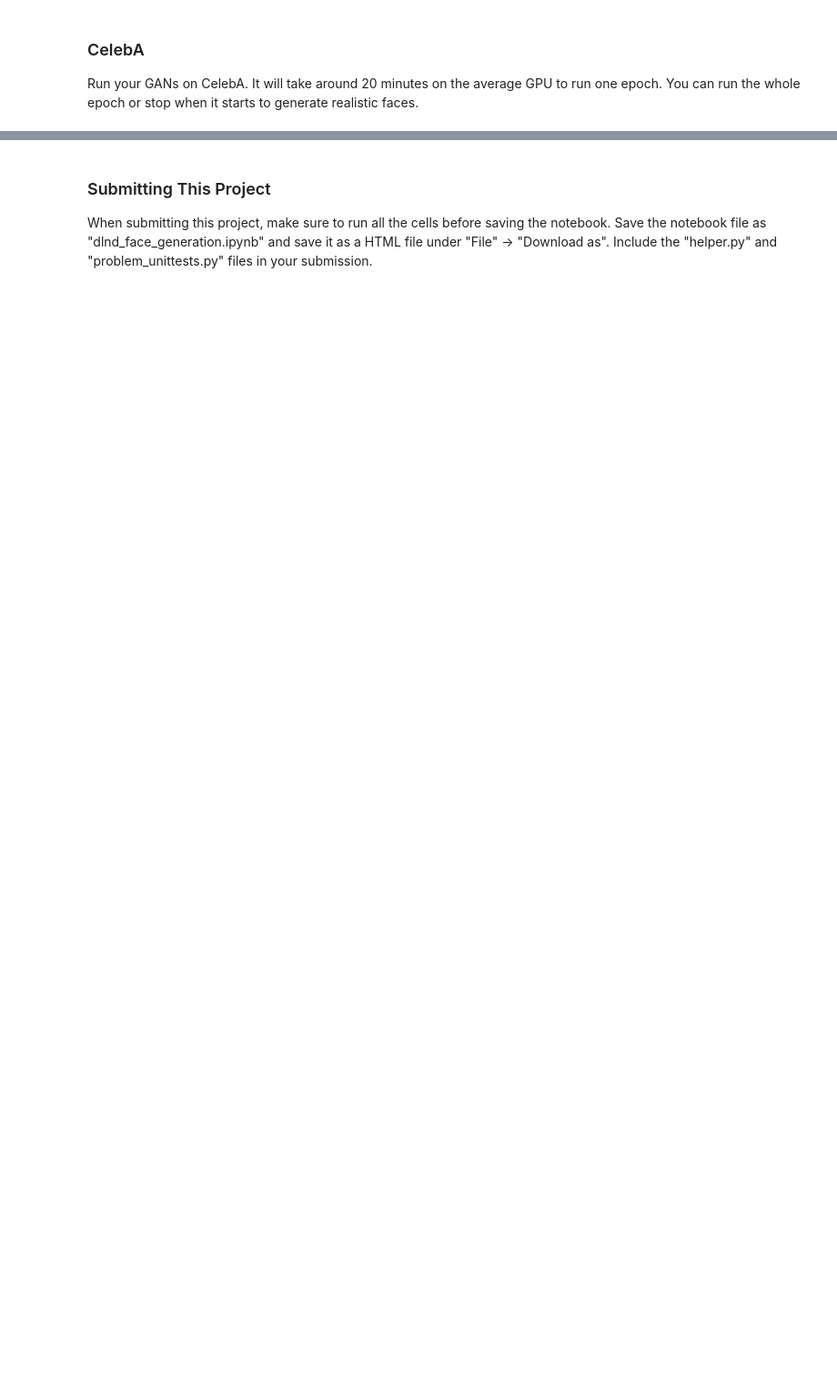
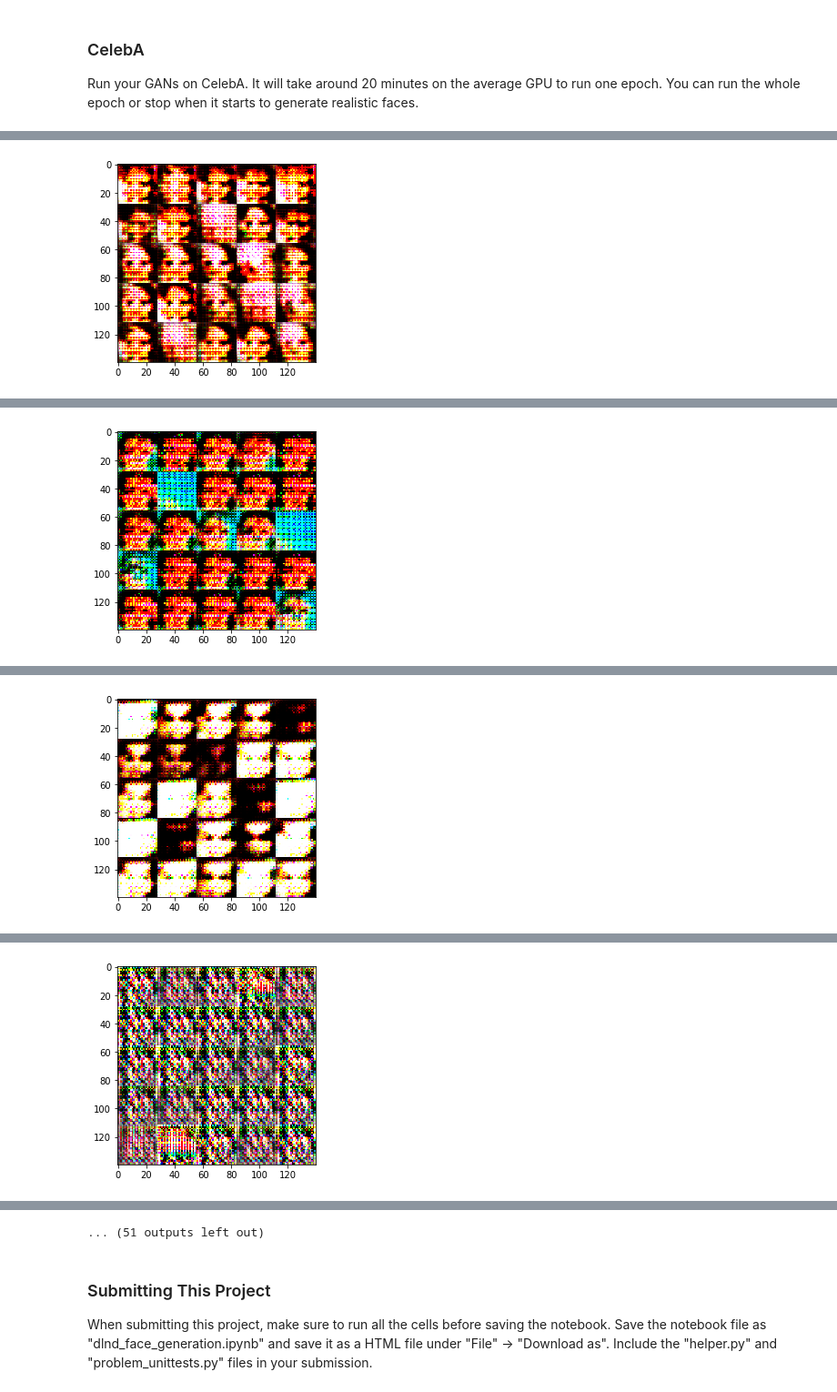
Before and after one commit to sandeeppaulraj/deep-learning, a Jupyter notebook: face_generation/dlnd_face_generation.ipynb, the cells around one changed output, grey strips where cells are left out. Shown at 91% size. Saved outputs shown, nothing was run; the diff lists cells and outputs as text; code cells hidden in the pictures; blank space fills up the shorter version.

```diff
--- a/face_generation/dlnd_face_generation.ipynb
+++ b/face_generation/dlnd_face_generation.ipynb
@@ -387,9 +488,9 @@ with tf.Graph().as_default():
 ### CelebA
 Run your GANs on CelebA.  It will take around 20 minutes on the average GPU to run one epoch.  You can run the whole epoch or stop when it starts to generate realistic faces.
 # %%
-batch_size = 128
+batch_size = 64
 z_dim = 100
-learning_rate = 0.0005
+learning_rate = 0.005
 beta1 = 0.5
 
 
@@ -402,3 +503,4 @@ celeba_dataset = helper.Dataset('celeba', glob(os.path.join(data_dir, 'img_align
 with tf.Graph().as_default():
     train(epochs, batch_size, z_dim, learning_rate, beta1, celeba_dataset.get_batches,
           celeba_dataset.shape, celeba_dataset.image_mode)
+# %% [output]
@@ -404,0 +517 @@ with tf.Graph().as_default():
+[figure, added]
@@ -404,0 +528 @@ with tf.Graph().as_default():
+[figure, added]
@@ -404,0 +539 @@ with tf.Graph().as_default():
+[figure, added]
@@ -404,0 +550 @@ with tf.Graph().as_default():
+[figure, added]
@@ -405,3 +573,4 @@ with tf.Graph().as_default():
+... (51 outputs left out)
 # %% [markdown]
 ### Submitting This Project
 When submitting this project, make sure to run all the cells before saving the notebook. Save the notebook file as "dlnd_face_generation.ipynb" and save it as a HTML file under "File" -> "Download as". Include the "helper.py" and "problem_unittests.py" files in your submission.
```
Also changed, not shown: parts of 5 cells of this notebook.
